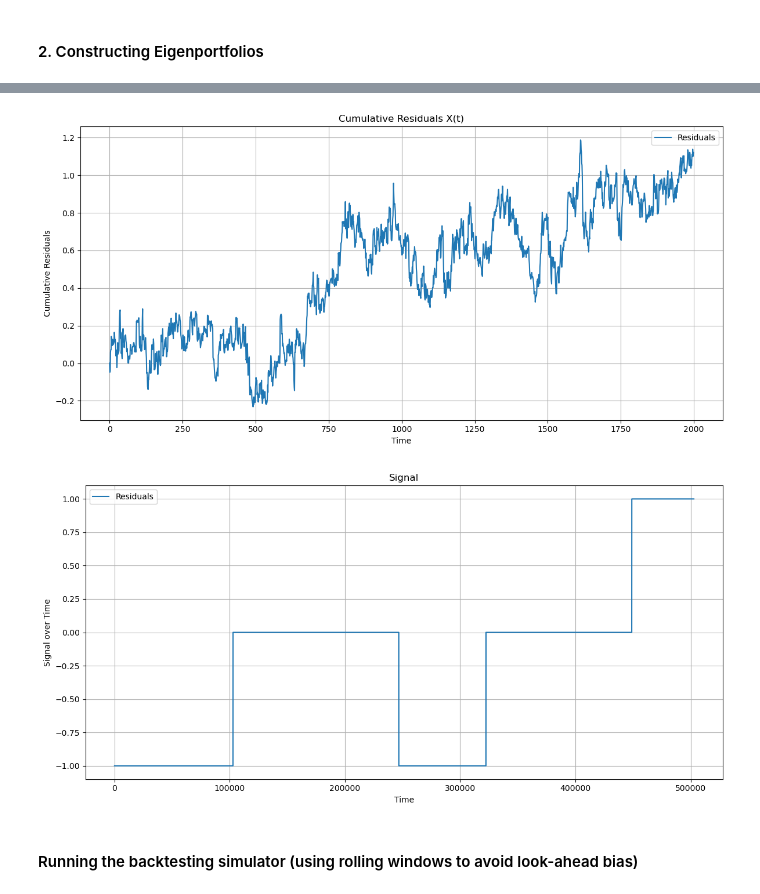
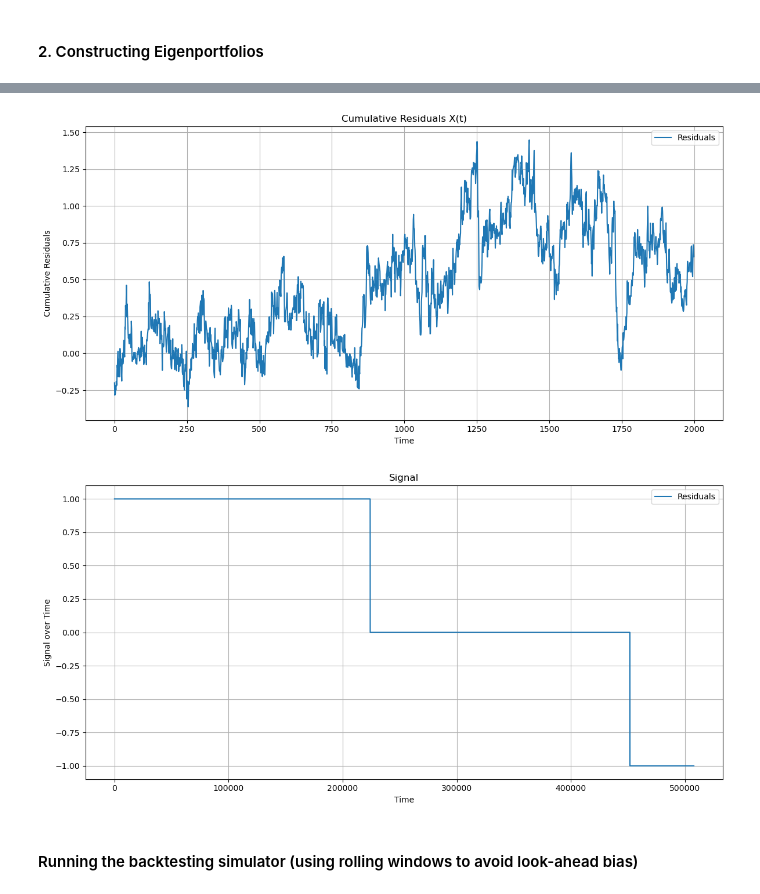
Before and after one commit to PrasunBanerjee04/Arbitrage, a Jupyter notebook: research/PCAStatArb.ipynb, the cells around one changed output, grey strips where cells are left out. Drawn from its saved outputs; the diff is of its cells as text; code cells hidden in the pictures.

```diff
--- a/research/PCAStatArb.ipynb
+++ b/research/PCAStatArb.ipynb
@@ -53,14 +53,14 @@ data_dict = {
     "ETHUSDT": eth_data,
     "ADAUSDT": ada_data,
     "BNBUSDT": bnb_data,
-    "DOGEUSDT": doge_data,
-    "LINKUSDT": link_data,
+    #"DOGEUSDT": doge_data,
+    #"LINKUSDT": link_data,
     "SOLUSDT": sol_data,
     #"WBTC": wbtc_data,
-    "XRPUSDT": xrp_data,
+    #"XRPUSDT": xrp_data,
     "BCHUSDT": bch_data,
     #"DAIUSDT": dai_data,
-    "LTCUSDT": ltc_data,
+    #"LTCUSDT": ltc_data,
     "XLMUSDT": xlm_data,
     "AVAXUSDT": avax_data,
 }
@@ -209,16 +204,16 @@ residuals = Y - Y_hat
 X_matrix = np.cumsum(residuals, axis=1)
 # %%
 plt.figure(figsize=(12, 6))
-plt.plot(X_matrix[8][:2000], label='Residuals')
+plt.plot(X_matrix[2][:2000], label='Residuals')
 plt.title("Cumulative Residuals X(t)")
 plt.xlabel("Time")
 plt.ylabel("Cumulative Residuals")
 plt.grid(True)
 plt.legend()
 plt.tight_layout()
 plt.show()
 # %% [output]
-[figure, old version]
+[figure, new version]
 # %%
 s_scores = np.zeros_like(X_matrix)
 
@@ -236,7 +231,7 @@ from backtester import generate_signals
 positions = generate_signals(s_scores, s_entry=1.25, s_exit=0.5)
 # %%
 plt.figure(figsize=(12, 6))
-plt.plot(positions[9], label='Residuals')
+plt.plot(positions[4], label='Residuals')
 plt.title("Signal")
 plt.xlabel("Time")
 plt.ylabel("Signal over Time")
@@ -245,7 +240,7 @@ plt.legend()
 plt.tight_layout()
 plt.show()
 # %% [output]
-[figure, old version]
+[figure, new version]
 # %% [markdown]
 #### Running the backtesting simulator (using rolling windows to avoid look-ahead bias)
 # %%
```
Also changed, not shown: parts of 11 cells of this notebook.
